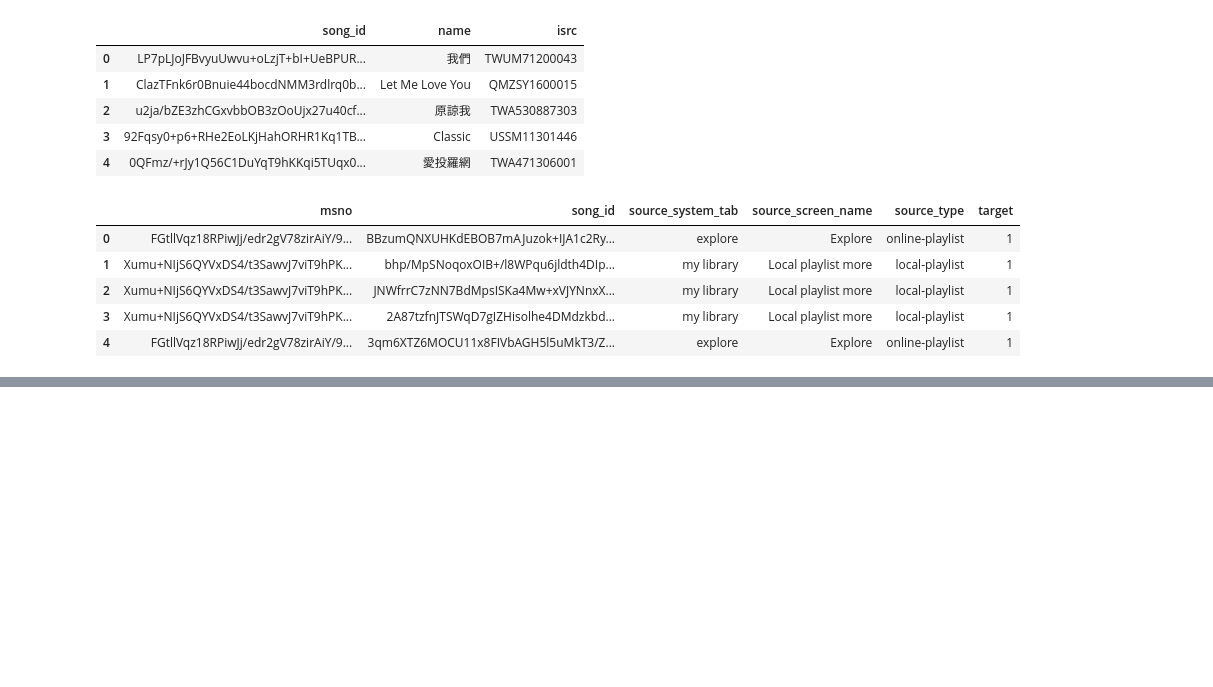
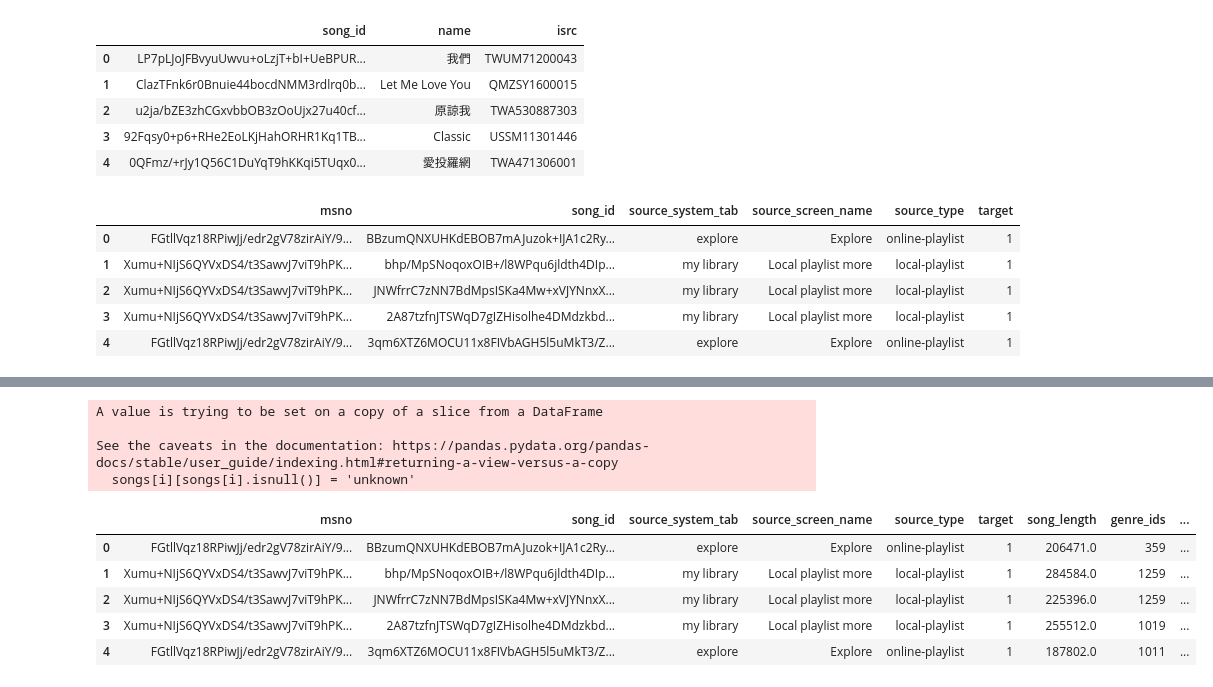
Before and after one commit to HiteshAdari/KKBOX_music_rec, a Jupyter notebook: kkbox_music_rec.ipynb, the cells around one changed output, grey strips where cells are left out. Cells and saved outputs as stored; diff of their text form; code cells hidden in the pictures; blank space fills up the shorter version.

```diff
--- a/kkbox_music_rec.ipynb
+++ b/kkbox_music_rec.ipynb
@@ -172,0 +226,30 @@ memory usage: 122.6+ MB
+# %%
+for i in songs.select_dtypes(include=['object']).columns:
+    songs[i][songs[i].isnull()] = 'unknown'
+songs = songs.fillna(value=0)
+# %% [output]
+A value is trying to be set on a copy of a slice from a DataFrame
+
+See the caveats in the documentation: https://pandas.pydata.org/pandas-docs/stable/user_guide/indexing.html#returning-a-view-versus-a-copy
+  songs[i][songs[i].isnull()] = 'unknown'
+# %%
+# registration_init_time
+songs.registration_init_time = pd.to_datetime(songs.registration_init_time, format='%Y%m%d', errors='ignore')
+songs['registration_init_time_year'] = songs['registration_init_time'].dt.year
+songs['registration_init_time_month'] = songs['registration_init_time'].dt.month
+songs['registration_init_time_day'] = songs['registration_init_time'].dt.day
+
+# expiration_date
+songs.expiration_date = pd.to_datetime(songs.expiration_date,  format='%Y%m%d', errors='ignore')
+songs['expiration_date_year'] = songs['expiration_date'].dt.year
+songs['expiration_date_month'] = songs['expiration_date'].dt.month
+songs['expiration_date_day'] = songs['expiration_date'].dt.day
+# %%
+songs.head()
+# %% [output]
+|  | msno | song_id | source_system_tab | source_screen_name | source_type | target | song_length | genre_ids | ... |
+| 0 | FGtllVqz18RPiwJj/edr2gV78zirAiY/9... | BBzumQNXUHKdEBOB7mAJuzok+IJA1c2Ry... | explore | Explore | online-playlist | 1 | 206471.0 | 359 | ... |
+| 1 | Xumu+NIjS6QYVxDS4/t3SawvJ7viT9hPK... | bhp/MpSNoqoxOIB+/l8WPqu6jldth4DIp... | my library | Local playlist more | local-playlist | 1 | 284584.0 | 1259 | ... |
+| 2 | Xumu+NIjS6QYVxDS4/t3SawvJ7viT9hPK... | JNWfrrC7zNN7BdMpsISKa4Mw+xVJYNnxX... | my library | Local playlist more | local-playlist | 1 | 225396.0 | 1259 | ... |
+| 3 | Xumu+NIjS6QYVxDS4/t3SawvJ7viT9hPK... | 2A87tzfnJTSWqD7gIZHisolhe4DMdzkbd... | my library | Local playlist more | local-playlist | 1 | 255512.0 | 1019 | ... |
+| 4 | FGtllVqz18RPiwJj/edr2gV78zirAiY/9... | 3qm6XTZ6MOCU11x8FIVbAGH5l5uMkT3/Z... | explore | Explore | online-playlist | 1 | 187802.0 | 1011 | ... |
```
Also changed, not shown: parts of 33 cells of this notebook.
